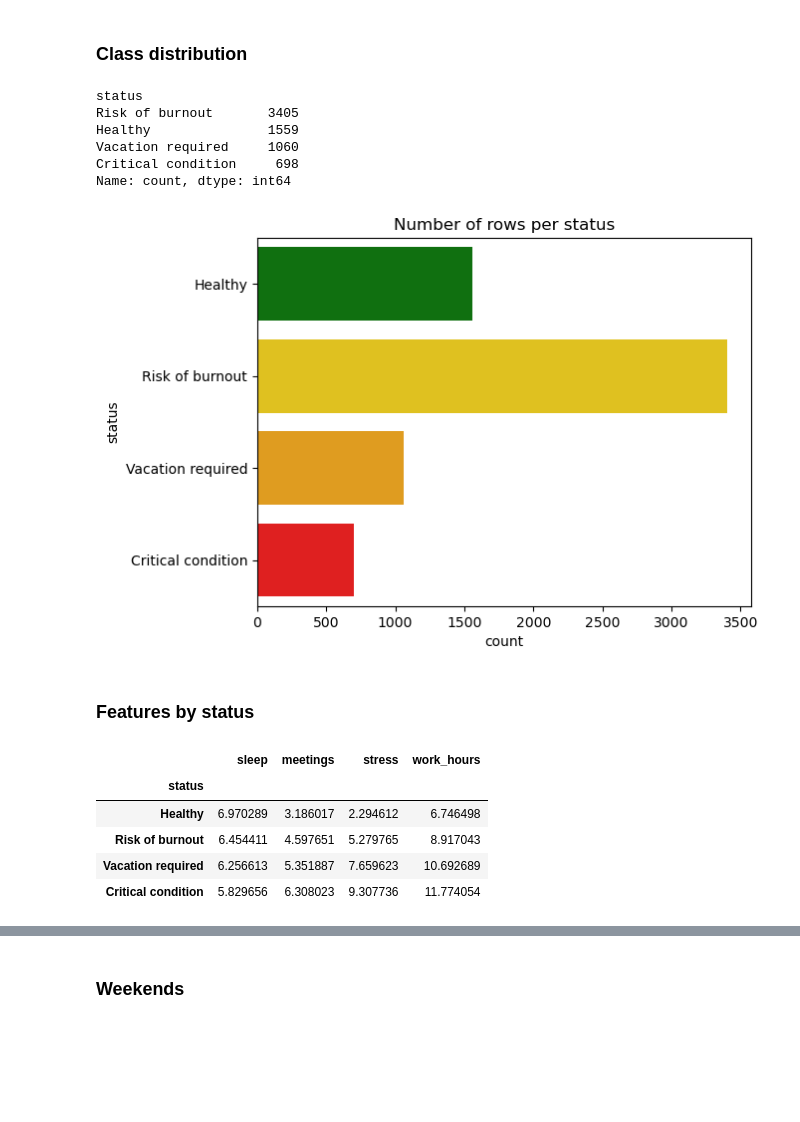
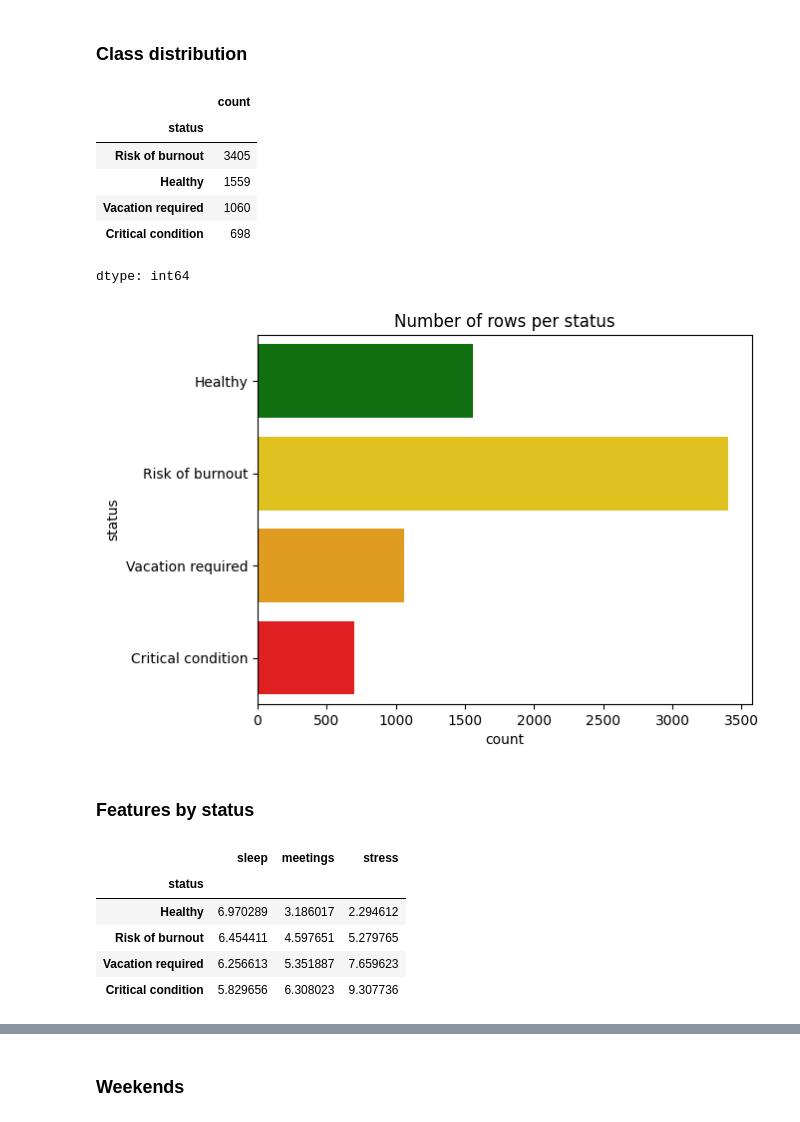
Before and after one commit to rayakheraldine/Developer-Burnout-Detector, a Jupyter notebook: data/data_eda.ipynb, the cells around one changed output, grey strips where cells are left out. Cells and saved outputs as stored; diff of their text form; code cells hidden in the pictures; blank space fills up the shorter version.

```diff
--- a/data/data_eda.ipynb
+++ b/data/data_eda.ipynb
@@ -119,14 +121,12 @@ df["status"] = df["burnout_level"].map({
 })
 df.loc[(df["burnout_level"] == "High") & (df["stress_level"] >= 8.5), "status"] = "Critical condition"
 
-# Keep the required features (+ work hours) under short names for the TS backend
-clean = df[["sleep_hours", "meetings_per_day", "Weekends", "stress_level",
-            "daily_work_hours", "status"]].rename(columns={
+# Keep only the required features (+ the label) under short names for the TS backend
+clean = df[["sleep_hours", "meetings_per_day", "Weekends", "stress_level", "status"]].rename(columns={
     "sleep_hours": "sleep",
     "meetings_per_day": "meetings",
     "Weekends": "weekends",
     "stress_level": "stress",
-    "daily_work_hours": "work_hours",
 })
 
 os.makedirs("data", exist_ok=True)
@@ -159,27 +159,28 @@ colors = ["green", "gold", "orange", "red"]
 # %%
 clean["status"].value_counts()
 # %% [output]
+|  | count |
+| status |  |
+| Risk of burnout | 3405 |
+| Healthy | 1559 |
+| Vacation required | 1060 |
+| Critical condition | 698 |
-status
-Risk of burnout       3405
-Healthy               1559
-Vacation required     1060
-Critical condition     698
-Name: count, dtype: int64
+dtype: int64
 # %%
 sns.countplot(data=clean, y="status", order=order, hue="status", hue_order=order, palette=colors)
 plt.title("Number of rows per status")
 plt.show()
 # %% [output]
-[figure, old version]
+[figure, new version]
 # %% [markdown]
 ### Features by status
 # %%
-clean.groupby("status")[["sleep", "meetings", "stress", "work_hours"]].mean().loc[order]
+clean.groupby("status")[["sleep", "meetings", "stress"]].mean().loc[order]
 # %% [output]
-|  | sleep | meetings | stress | work_hours |
-| status |  |  |  |  |
-| Healthy | 6.970289 | 3.186017 | 2.294612 | 6.746498 |
-| Risk of burnout | 6.454411 | 4.597651 | 5.279765 | 8.917043 |
-| Vacation required | 6.256613 | 5.351887 | 7.659623 | 10.692689 |
-| Critical condition | 5.829656 | 6.308023 | 9.307736 | 11.774054 |
+|  | sleep | meetings | stress |
+| status |  |  |  |
+| Healthy | 6.970289 | 3.186017 | 2.294612 |
+| Risk of burnout | 6.454411 | 4.597651 | 5.279765 |
+| Vacation required | 6.256613 | 5.351887 | 7.659623 |
+| Critical condition | 5.829656 | 6.308023 | 9.307736 |
 # %%
```
Also changed, not shown: parts of 7 cells of this notebook, 8 other files.
